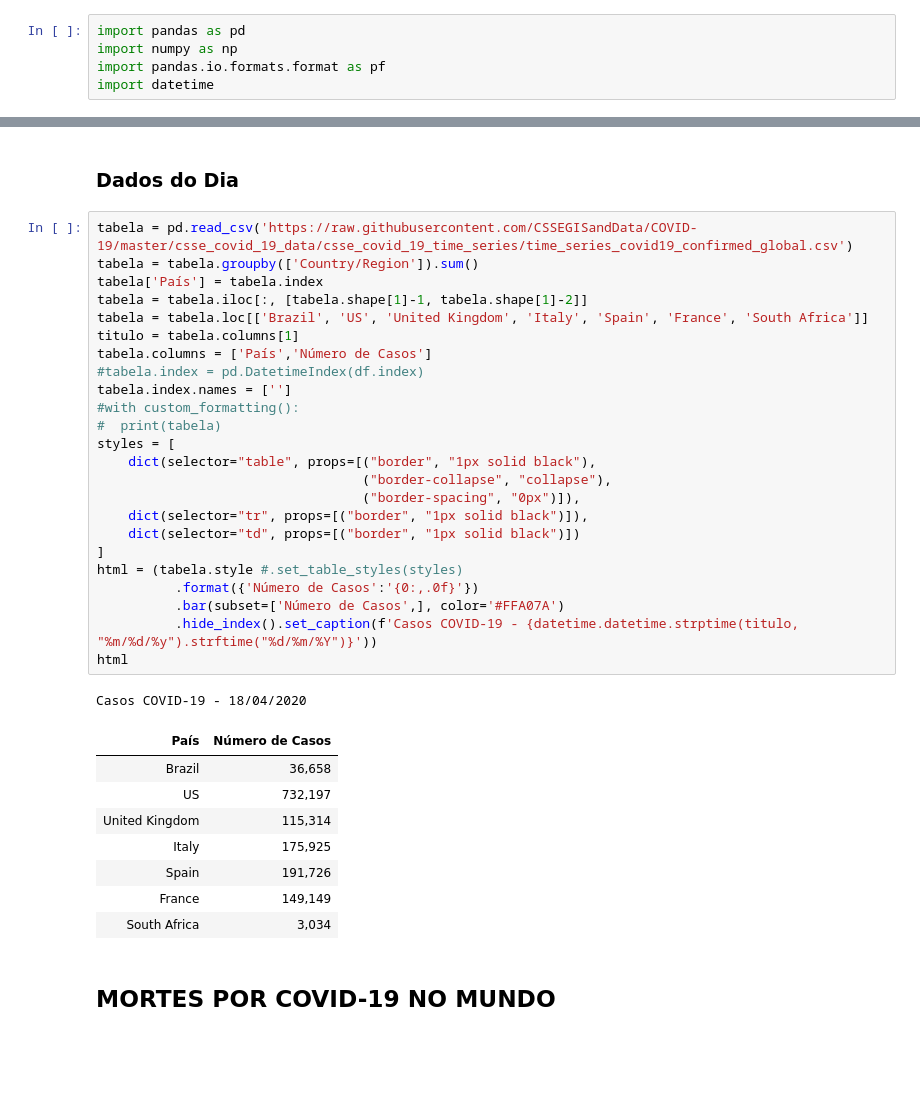
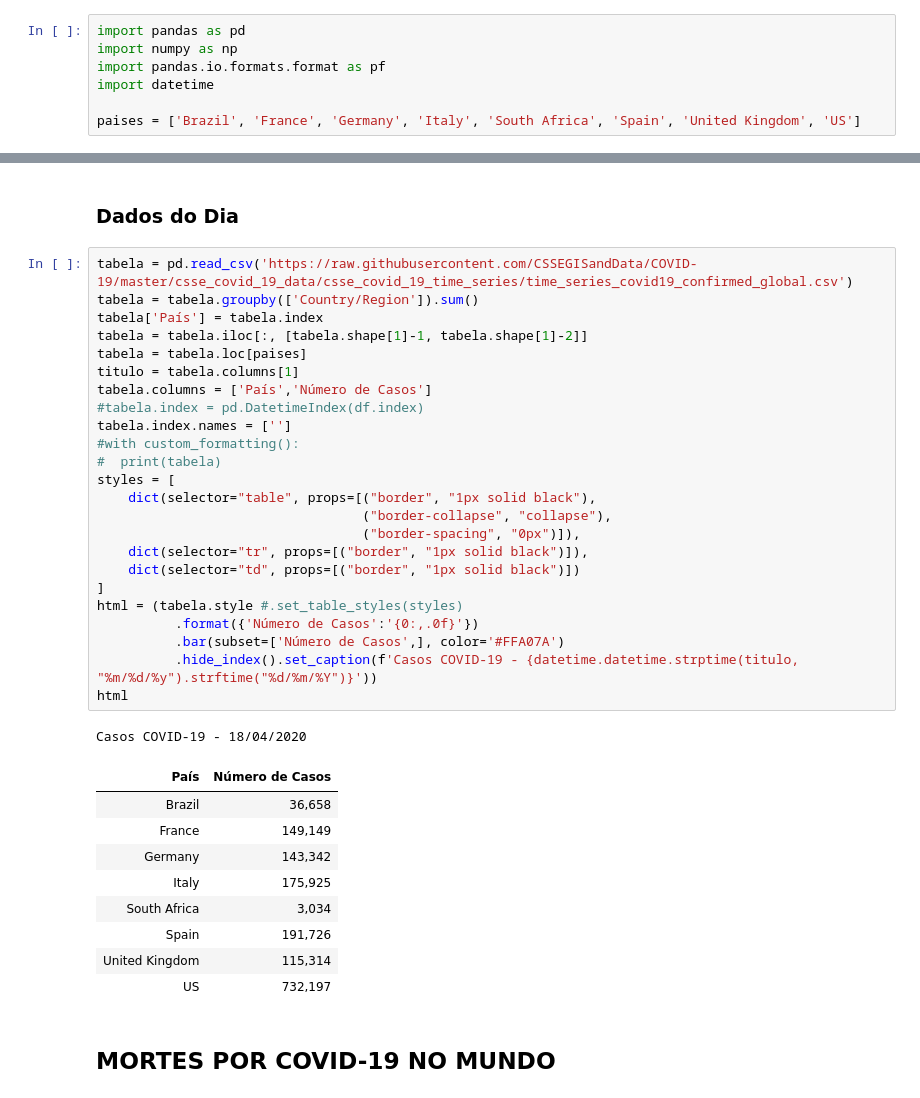
Before and after one commit to leomaranhao/COVID-19, a Jupyter notebook: COVID_por_dia.ipynb, the cells around one changed output, grey strips where cells are left out. Drawn from its saved outputs; the diff is of its cells as text; blank space fills up the shorter version.

```diff
--- a/COVID_por_dia.ipynb
+++ b/COVID_por_dia.ipynb
@@ -5,6 +5,8 @@ import pandas as pd
 import numpy as np
 import pandas.io.formats.format as pf
 import datetime
+
+paises = ['Brazil', 'France', 'Germany', 'Italy', 'South Africa', 'Spain', 'United Kingdom', 'US']
 # %% [markdown]
 ## **CASOS COVID-19 NO MUNDO**
 # %%
@@ -50,37 +52,38 @@ ax
 # %%
 tabela = pd.read_csv('https://raw.githubusercontent.com/CSSEGISandData/COVID-19/master/csse_covid_19_data/csse_covid_19_time_series/time_series_covid19_confirmed_global.csv')
 tabela = tabela.groupby(['Country/Region']).sum()
 tabela['País'] = tabela.index
 tabela = tabela.iloc[:, [tabela.shape[1]-1, tabela.shape[1]-2]]
-tabela = tabela.loc[['Brazil', 'US', 'United Kingdom', 'Italy', 'Spain', 'France', 'South Africa']]
+tabela = tabela.loc[paises]
 titulo = tabela.columns[1]
 tabela.columns = ['País','Número de Casos']
 #tabela.index = pd.DatetimeIndex(df.index)
 tabela.index.names = ['']
 #with custom_formatting():
 #  print(tabela)
 styles = [
     dict(selector="table", props=[("border", "1px solid black"),
                                   ("border-collapse", "collapse"),
                                   ("border-spacing", "0px")]),
     dict(selector="tr", props=[("border", "1px solid black")]),
     dict(selector="td", props=[("border", "1px solid black")])
 ]
 html = (tabela.style #.set_table_styles(styles)
           .format({'Número de Casos':'{0:,.0f}'})
           .bar(subset=['Número de Casos',], color='#FFA07A')
           .hide_index().set_caption(f'Casos COVID-19 - {datetime.datetime.strptime(titulo, "%m/%d/%y").strftime("%d/%m/%Y")}'))
 html
 # %% [output]
 Casos COVID-19 - 18/04/2020
 | País | Número de Casos |
 | Brazil | 36,658 |
+| France | 149,149 |
+| Germany | 143,342 |
+| Italy | 175,925 |
+| South Africa | 3,034 |
+| Spain | 191,726 |
+| United Kingdom | 115,314 |
 | US | 732,197 |
-| United Kingdom | 115,314 |
-| Italy | 175,925 |
-| Spain | 191,726 |
-| France | 149,149 |
-| South Africa | 3,034 |
 # %% [markdown]
 ## **MORTES POR COVID-19 NO MUNDO**
 # %%
```
Also changed, not shown: parts of 8 cells of this notebook.
